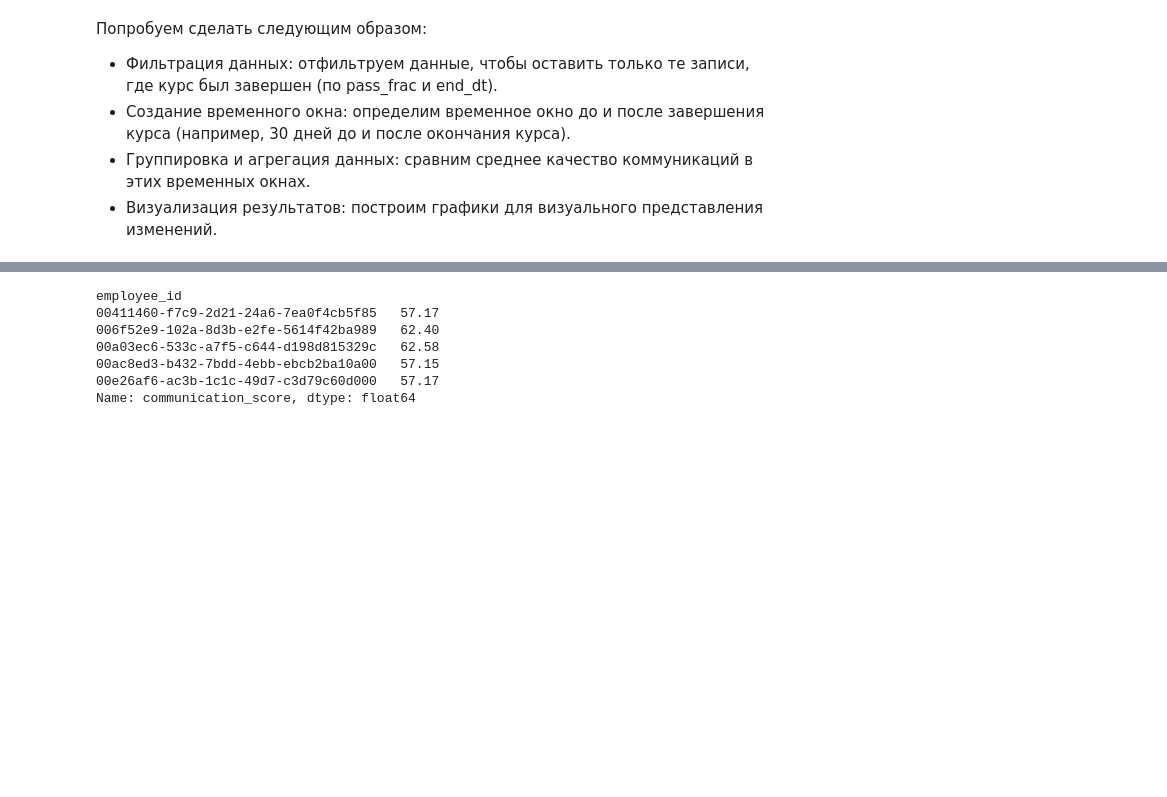
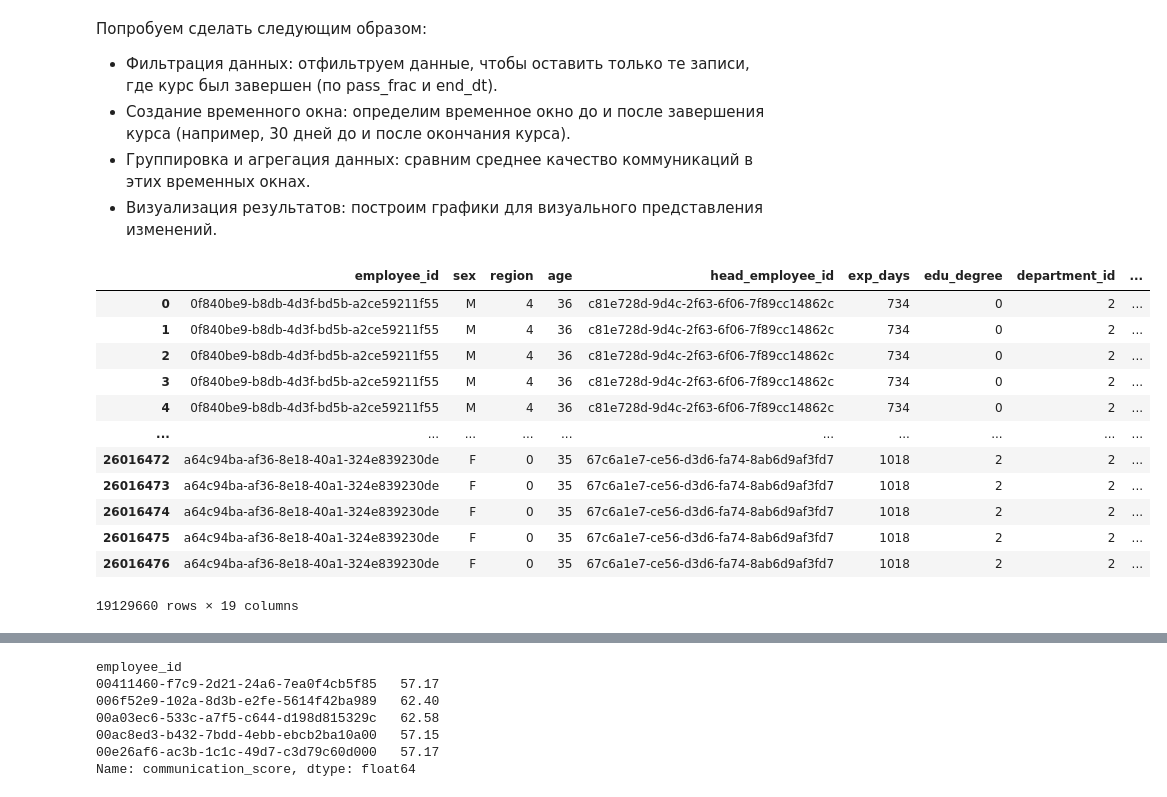
Before and after one commit to Bjorik23/peskipiksi_pesternomi, a Jupyter notebook: mipt_hakaton_2024_tinkoff/analysis/eda_part_2_v1.ipynb, the cells around one changed output, grey strips where cells are left out. Drawn from its saved outputs; the diff is of its cells as text; code cells hidden in the pictures; blank space fills up the shorter version.

```diff
--- a/mipt_hakaton_2024_tinkoff/analysis/eda_part_2_v1.ipynb
+++ b/mipt_hakaton_2024_tinkoff/analysis/eda_part_2_v1.ipynb
@@ -316,6 +334,22 @@ completed_courses = full_data[(full_data['pass_frac'] == 1.0) & (full_data['end_
 
 # Определение временных окон для анализа
 window_days = 30  # Количество дней для анализа до и после завершения курса
+# %%
+completed_courses
+# %% [output]
+|  | employee_id | sex | region | age | head_employee_id | exp_days | edu_degree | department_id | ... |
+| 0 | 0f840be9-b8db-4d3f-bd5b-a2ce59211f55 | M | 4 | 36 | c81e728d-9d4c-2f63-6f06-7f89cc14862c | 734 | 0 | 2 | ... |
+| 1 | 0f840be9-b8db-4d3f-bd5b-a2ce59211f55 | M | 4 | 36 | c81e728d-9d4c-2f63-6f06-7f89cc14862c | 734 | 0 | 2 | ... |
+| 2 | 0f840be9-b8db-4d3f-bd5b-a2ce59211f55 | M | 4 | 36 | c81e728d-9d4c-2f63-6f06-7f89cc14862c | 734 | 0 | 2 | ... |
+| 3 | 0f840be9-b8db-4d3f-bd5b-a2ce59211f55 | M | 4 | 36 | c81e728d-9d4c-2f63-6f06-7f89cc14862c | 734 | 0 | 2 | ... |
+| 4 | 0f840be9-b8db-4d3f-bd5b-a2ce59211f55 | M | 4 | 36 | c81e728d-9d4c-2f63-6f06-7f89cc14862c | 734 | 0 | 2 | ... |
+| ... | ... | ... | ... | ... | ... | ... | ... | ... | ... |
+| 26016472 | a64c94ba-af36-8e18-40a1-324e839230de | F | 0 | 35 | 67c6a1e7-ce56-d3d6-fa74-8ab6d9af3fd7 | 1018 | 2 | 2 | ... |
+| 26016473 | a64c94ba-af36-8e18-40a1-324e839230de | F | 0 | 35 | 67c6a1e7-ce56-d3d6-fa74-8ab6d9af3fd7 | 1018 | 2 | 2 | ... |
+| 26016474 | a64c94ba-af36-8e18-40a1-324e839230de | F | 0 | 35 | 67c6a1e7-ce56-d3d6-fa74-8ab6d9af3fd7 | 1018 | 2 | 2 | ... |
+| 26016475 | a64c94ba-af36-8e18-40a1-324e839230de | F | 0 | 35 | 67c6a1e7-ce56-d3d6-fa74-8ab6d9af3fd7 | 1018 | 2 | 2 | ... |
+| 26016476 | a64c94ba-af36-8e18-40a1-324e839230de | F | 0 | 35 | 67c6a1e7-ce56-d3d6-fa74-8ab6d9af3fd7 | 1018 | 2 | 2 | ... |
+19129660 rows × 19 columns
 # %%
 # Добавляем временные окна к 'completed_courses'
 completed_courses['start_window'] = completed_courses['end_dt'] - pd.Timedelta(days=window_days)
```
Also changed, not shown: parts of 124 cells of this notebook, 4 other files.
